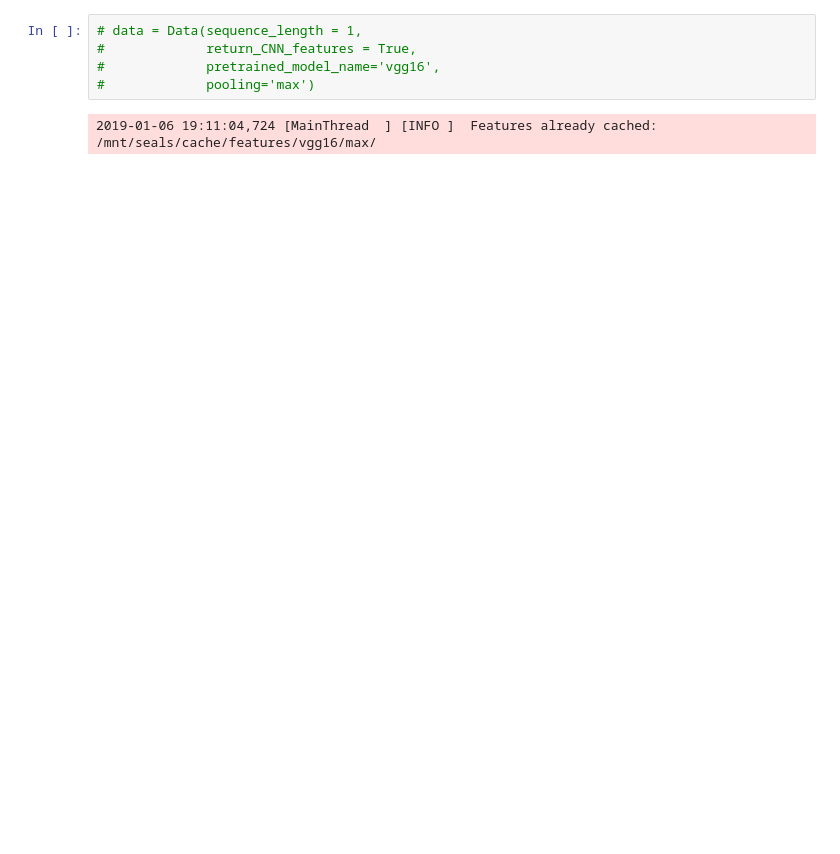
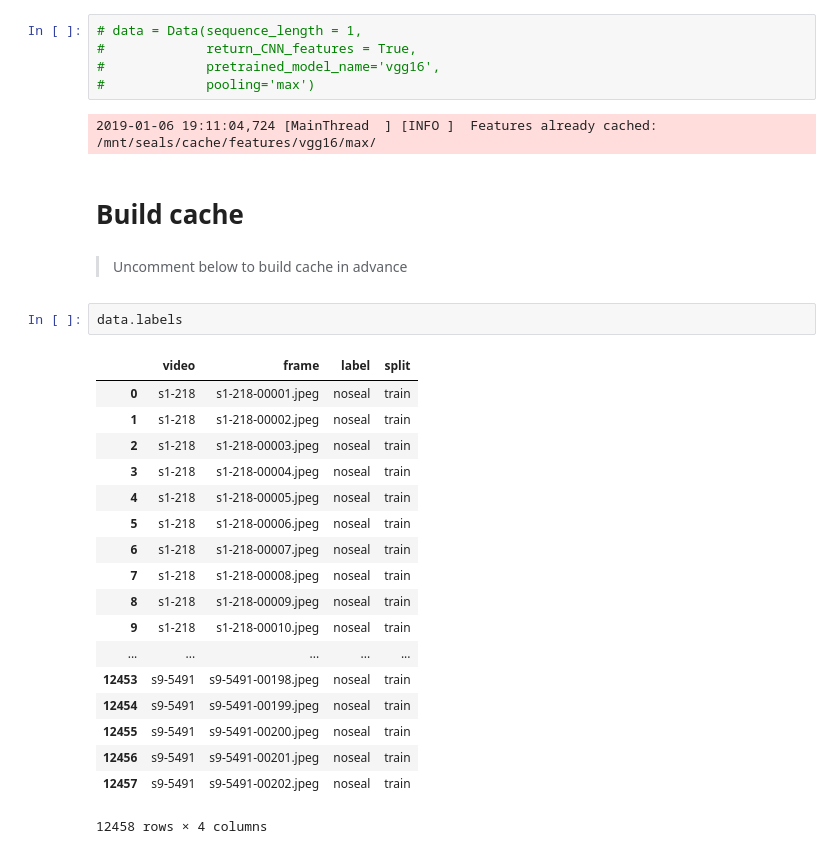
Before and after one commit to alxcnwy/Deep-Neural-Networks-for-Video-Classification, a Jupyter notebook: deepvideoclassification/data.ipynb, the cells around one changed output. Drawn from its saved outputs; the diff is of its cells as text; blank space fills up the shorter version.

```diff
--- a/deepvideoclassification/data.ipynb
+++ b/deepvideoclassification/data.ipynb
@@ -546,3 +564,28 @@ class Data(object):
 #             pooling='max')
 # %% [output]
 2019-01-06 19:11:04,724 [MainThread  ] [INFO ]  Features already cached: /mnt/seals/cache/features/vgg16/max/
+# %% [markdown]
+# Build cache
+# %% [markdown]
+> Uncomment below to build cache in advance
+# %%
+data.labels
+# %% [output]
+|  | video | frame | label | split |
+| 0 | s1-218 | s1-218-00001.jpeg | noseal | train |
+| 1 | s1-218 | s1-218-00002.jpeg | noseal | train |
+| 2 | s1-218 | s1-218-00003.jpeg | noseal | train |
+| 3 | s1-218 | s1-218-00004.jpeg | noseal | train |
+| 4 | s1-218 | s1-218-00005.jpeg | noseal | train |
+| 5 | s1-218 | s1-218-00006.jpeg | noseal | train |
+| 6 | s1-218 | s1-218-00007.jpeg | noseal | train |
+| 7 | s1-218 | s1-218-00008.jpeg | noseal | train |
+| 8 | s1-218 | s1-218-00009.jpeg | noseal | train |
+| 9 | s1-218 | s1-218-00010.jpeg | noseal | train |
+| ... | ... | ... | ... | ... |
+| 12453 | s9-5491 | s9-5491-00198.jpeg | noseal | train |
+| 12454 | s9-5491 | s9-5491-00199.jpeg | noseal | train |
+| 12455 | s9-5491 | s9-5491-00200.jpeg | noseal | train |
+| 12456 | s9-5491 | s9-5491-00201.jpeg | noseal | train |
+| 12457 | s9-5491 | s9-5491-00202.jpeg | noseal | train |
+12458 rows × 4 columns
```
Also changed, not shown: parts of 2 cells of this notebook, 4 other files.
